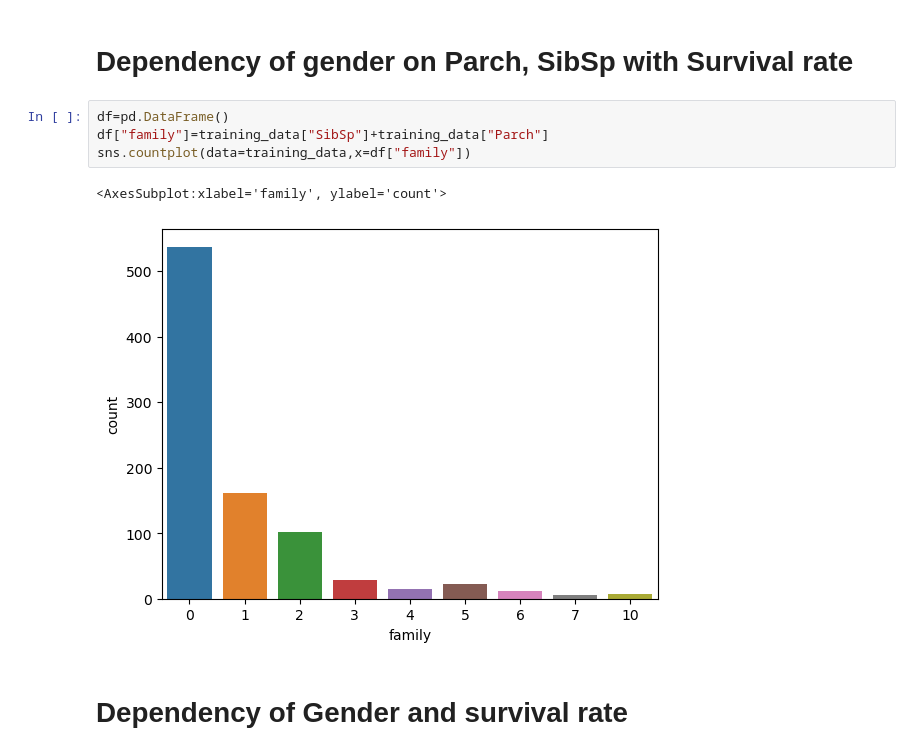
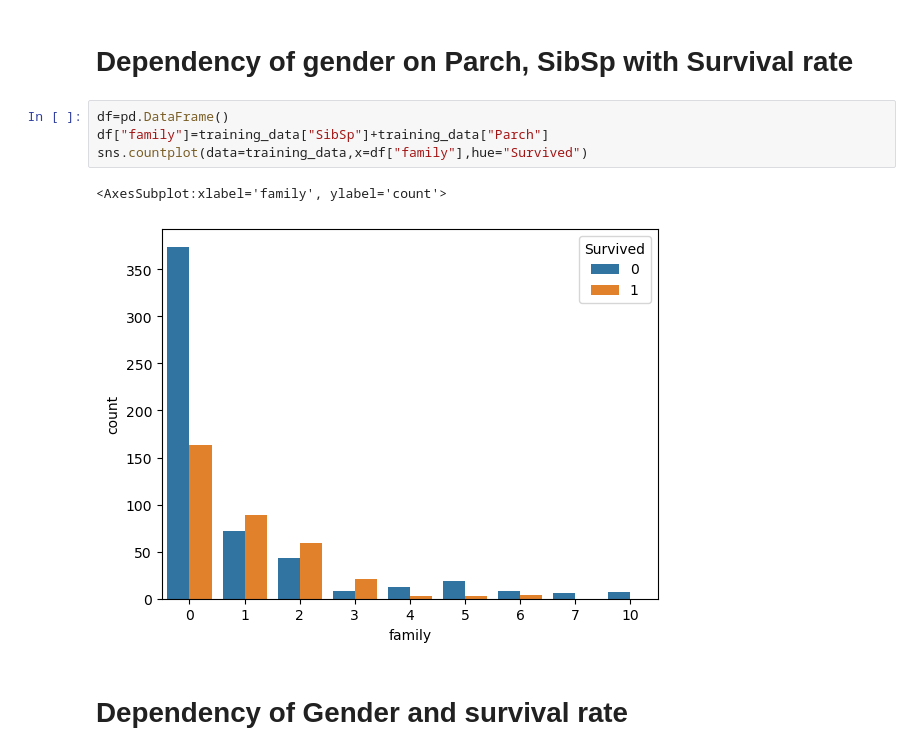
Before and after one commit to Moukthika1253/Mou_DataMining_TermProject, a Jupyter notebook: titanic_classification.ipynb, the cells around one changed output. Drawn from its saved outputs; the diff is of its cells as text.

```diff
--- a/titanic_classification.ipynb
+++ b/titanic_classification.ipynb
@@ -143,10 +143,10 @@ sns.barplot(data=training_data,x="Pclass",y="Fare",hue="Survived")
 # %%
 df=pd.DataFrame()
 df["family"]=training_data["SibSp"]+training_data["Parch"]
-sns.countplot(data=training_data,x=df["family"])
+sns.countplot(data=training_data,x=df["family"],hue="Survived")
 # %% [output]
 <AxesSubplot:xlabel='family', ylabel='count'>
-[figure, old version]
+[figure, new version]
 # %% [markdown]
 # Dependency of Gender and survival rate
 # %%
```
Also changed, not shown: parts of 1 cell of this notebook.
